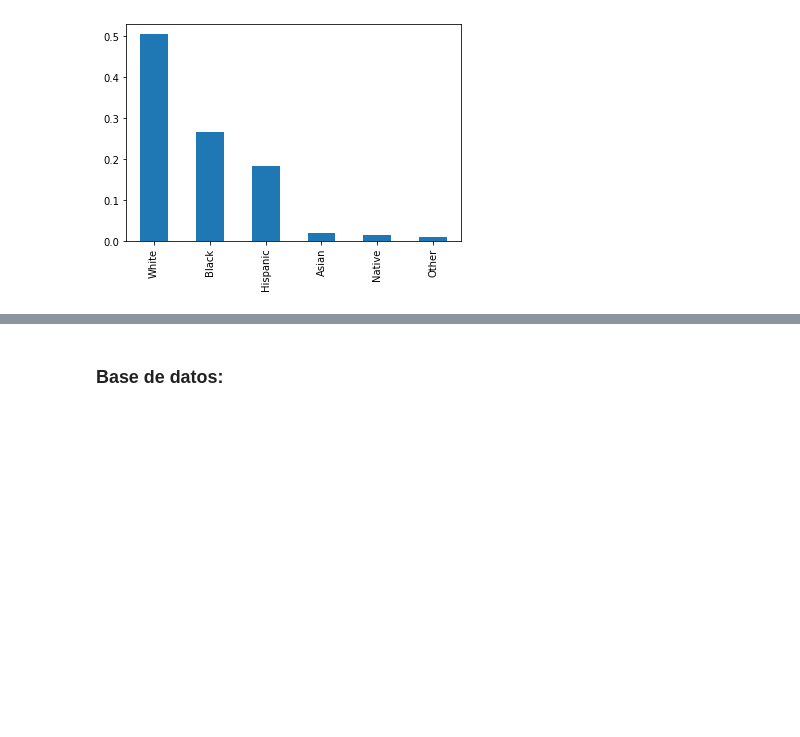
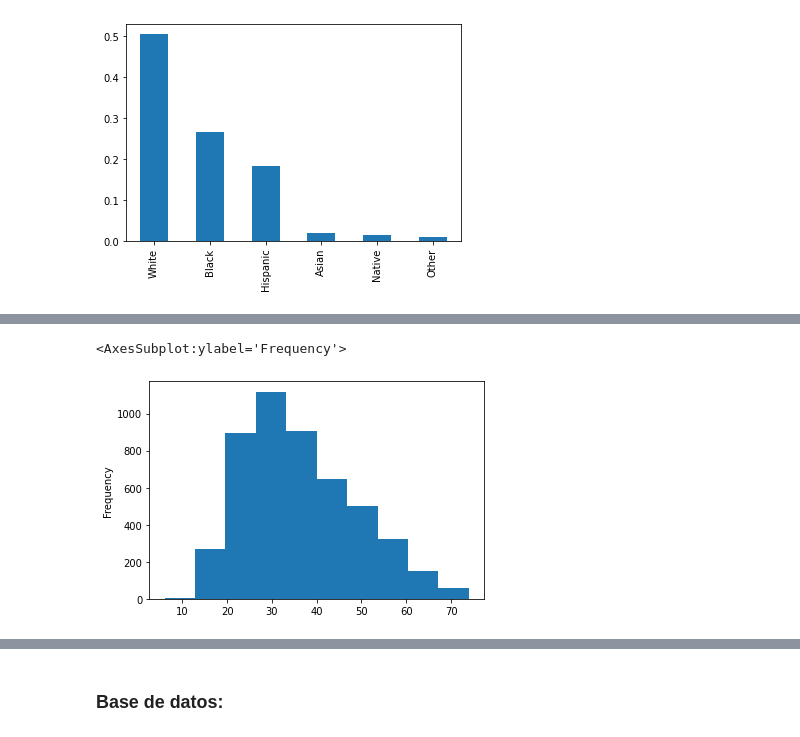
Before and after one commit to EmmanuelGalvan/MineriaDatos, a Jupyter notebook: Archivos/PIA/Visualizacion_Equipo9.ipynb, the cells around one changed output, grey strips where cells are left out. Drawn from its saved outputs; the diff is of its cells as text; code cells hidden in the pictures; blank space fills up the shorter version.

```diff
--- a/Archivos/PIA/Visualizacion_Equipo9.ipynb
+++ b/Archivos/PIA/Visualizacion_Equipo9.ipynb
@@ -97,0 +117,5 @@ df_PS['Raza'].value_counts().plot.bar()
+# %%
+df_PS[df_PS['Edad'] < 75]['Edad'].plot.hist()
+# %% [output]
+<AxesSubplot:ylabel='Frequency'>
+[figure, added]
```
Also changed, not shown: parts of 10 cells of this notebook.
